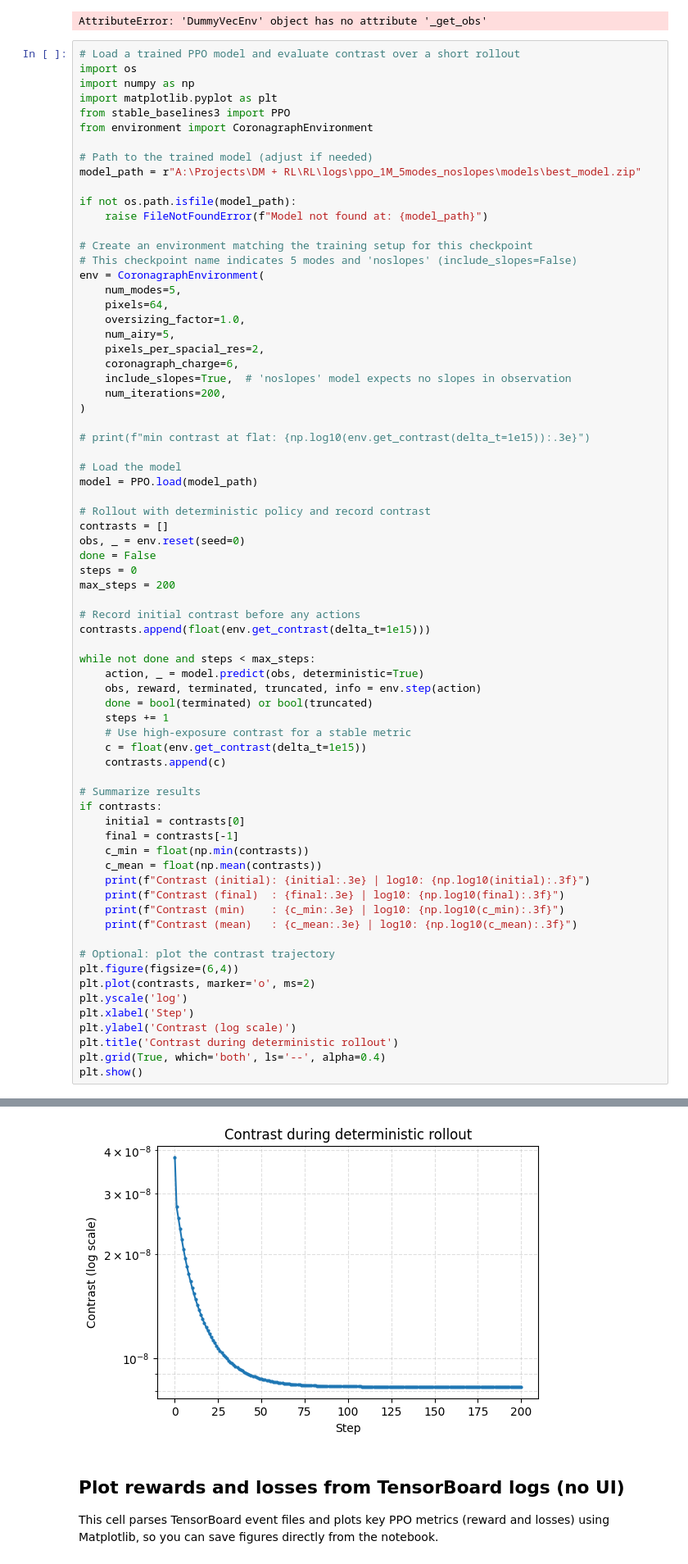
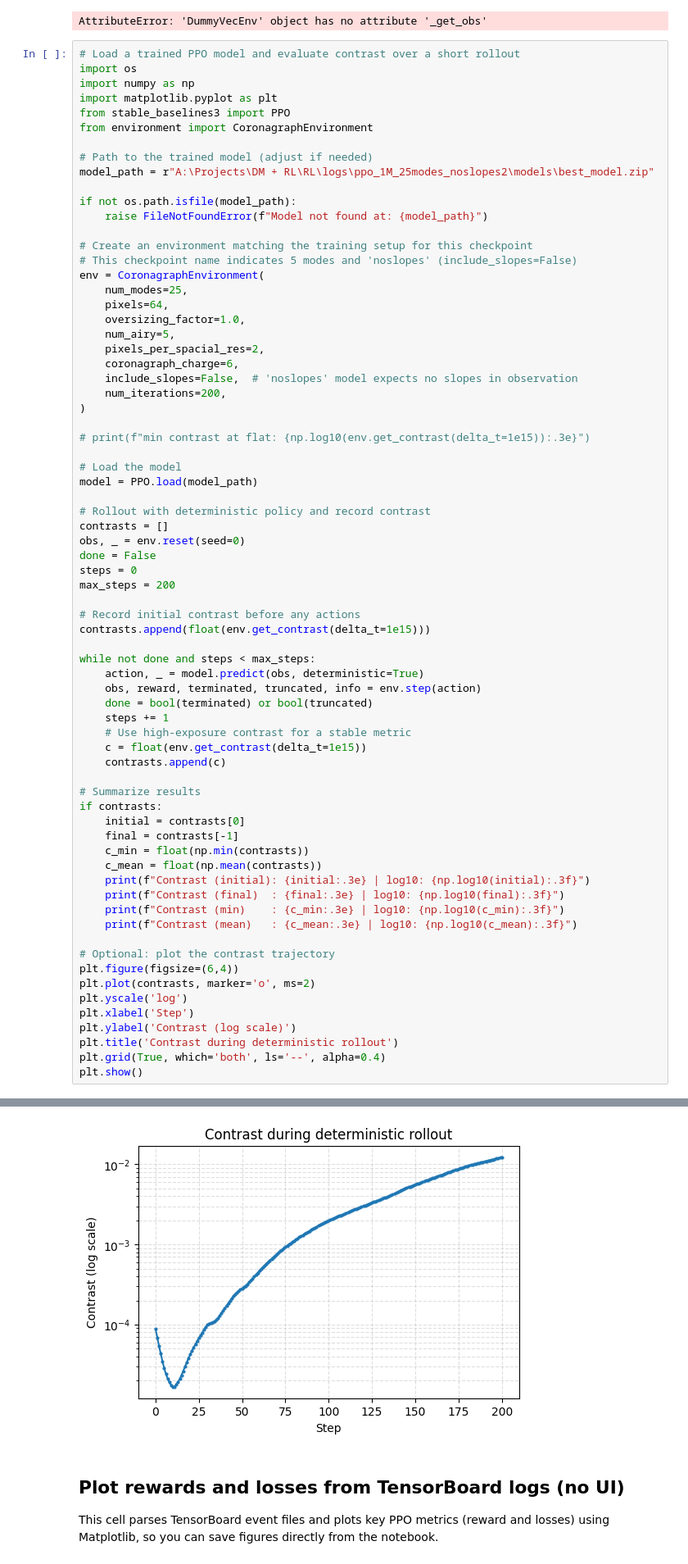
Before and after one commit to AlexeiKorolev/NASA-RL-Wavefront-Control, a Jupyter notebook: RL/RL_training.ipynb, the cells around one changed output, grey strips where cells are left out. Shown at 82% size. Drawn from its saved outputs; the diff is of its cells as text.

```diff
--- a/RL/RL_training.ipynb
+++ b/RL/RL_training.ipynb
@@ -137,7 +140,7 @@ from stable_baselines3 import PPO
 from environment import CoronagraphEnvironment
 
 # Path to the trained model (adjust if needed)
-model_path = r"A:\Projects\DM + RL\RL\logs\ppo_1M_5modes_noslopes\models\best_model.zip"
+model_path = r"A:\Projects\DM + RL\RL\logs\ppo_1M_25modes_noslopes2\models\best_model.zip"
 
 if not os.path.isfile(model_path):
     raise FileNotFoundError(f"Model not found at: {model_path}")
@@ -145,13 +148,13 @@ if not os.path.isfile(model_path):
 # Create an environment matching the training setup for this checkpoint
 # This checkpoint name indicates 5 modes and 'noslopes' (include_slopes=False)
 env = CoronagraphEnvironment(
-    num_modes=5,
+    num_modes=25,
     pixels=64,
     oversizing_factor=1.0,
     num_airy=5,
     pixels_per_spacial_res=2,
     coronagraph_charge=6,
-    include_slopes=True,  # 'noslopes' model expects no slopes in observation
+    include_slopes=False,  # 'noslopes' model expects no slopes in observation
     num_iterations=200,
 )
 
@@ -213,4 +215,4 @@ Contrast (mean)   : 9.511e-09 | log10: -8.022
-[figure, old version]
+[figure, new version]
 # %% [markdown]
 ## Plot rewards and losses from TensorBoard logs (no UI)
 This cell parses TensorBoard event files and plots key PPO metrics (reward and losses) using Matplotlib, so you can save figures directly from the notebook.
```
Also changed, not shown: parts of 3 cells of this notebook, 9 other files.
